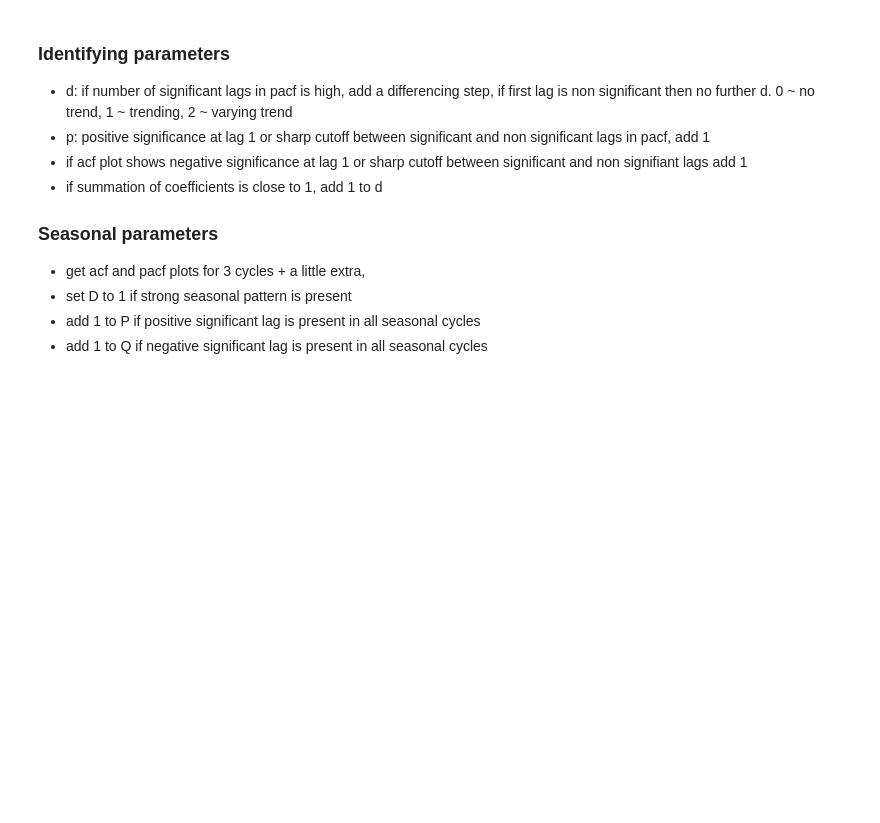
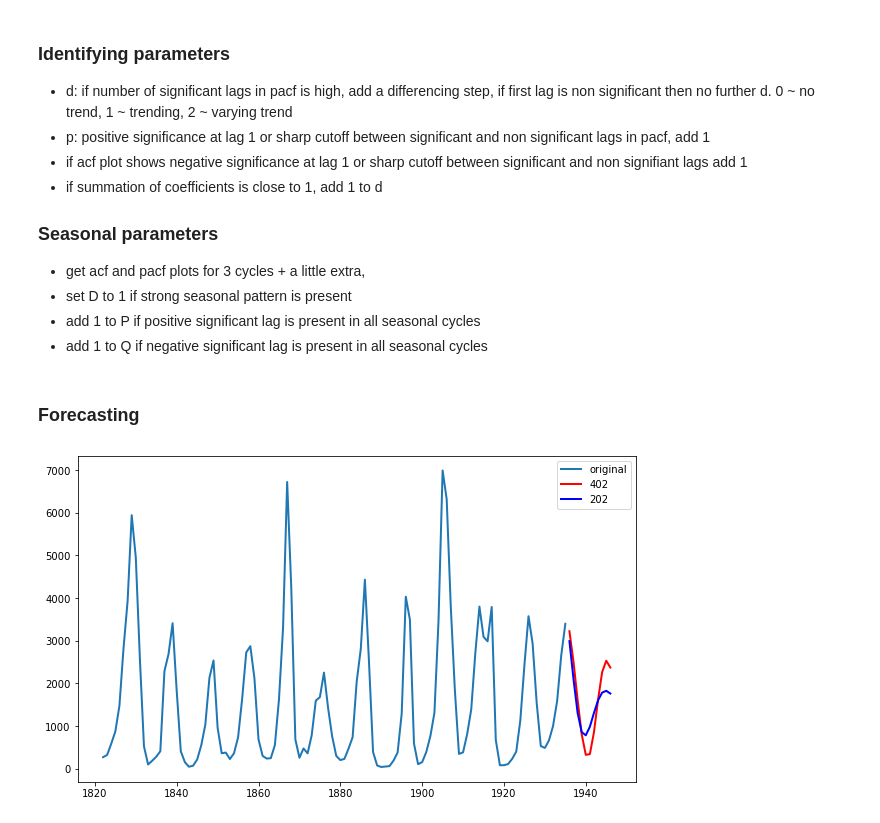
Before and after one commit to darrahts/timeSeriesAnalysis, a Jupyter notebook: arima.ipynb, the cells around one changed output. Drawn from its saved outputs; the diff is of its cells as text; code cells hidden in the pictures; blank space fills up the shorter version.

Commit message:
added prediction example

```diff
--- a/arima.ipynb
+++ b/arima.ipynb
@@ -147,3 +143,23 @@ c + l1*(y1) + l2*(y2) +e
 - set D to 1 if strong seasonal pattern is present
 - add 1 to P if positive significant lag is present in all seasonal cycles
 - add 1 to Q if negative significant lag is present in all seasonal cycles
+# %% [markdown]
+### Forecasting
+# %%
+model2 = ARIMA(lynx_ts, order=(2,0,2))
+res2   = model2.fit()
+
+fore = res.forecast(steps=30)
+pred = res.predict(start='1935', end='1945')
+
+fore2 = res2.forecast(steps=30)
+pred2 = res2.predict(start='1935', end='1945')
+# %%
+plt.figure(figsize=(10,6))
+plt.plot(lynx_ts, linewidth=2, label='original')
+plt.plot(pred, color='red', linewidth=2, label="402")
+plt.plot(pred2, color='blue', linewidth=2, label="202")
+plt.legend()
+plt.show()
+# %% [output]
+[figure, added]
```
Also changed, not shown: parts of 2 cells of this notebook.
